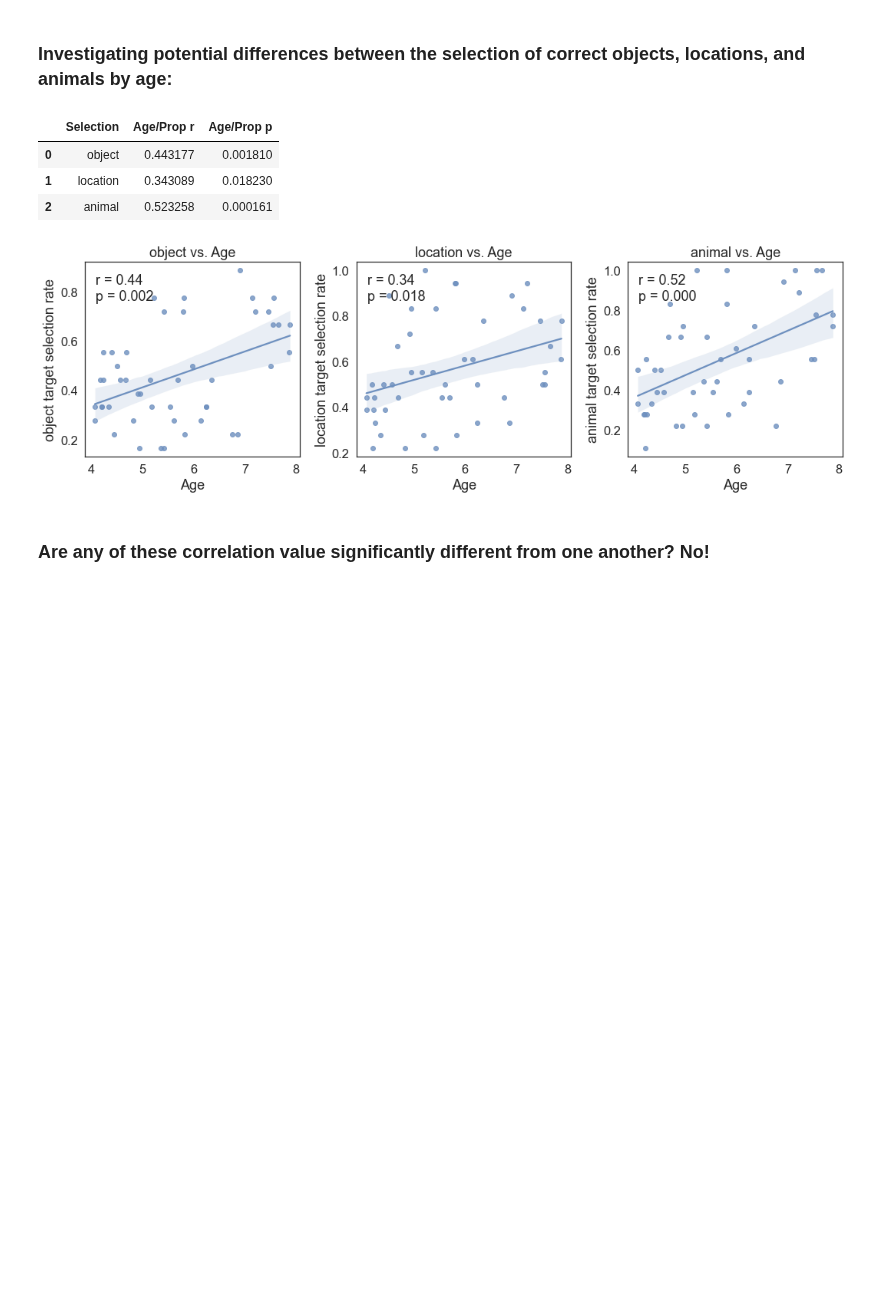
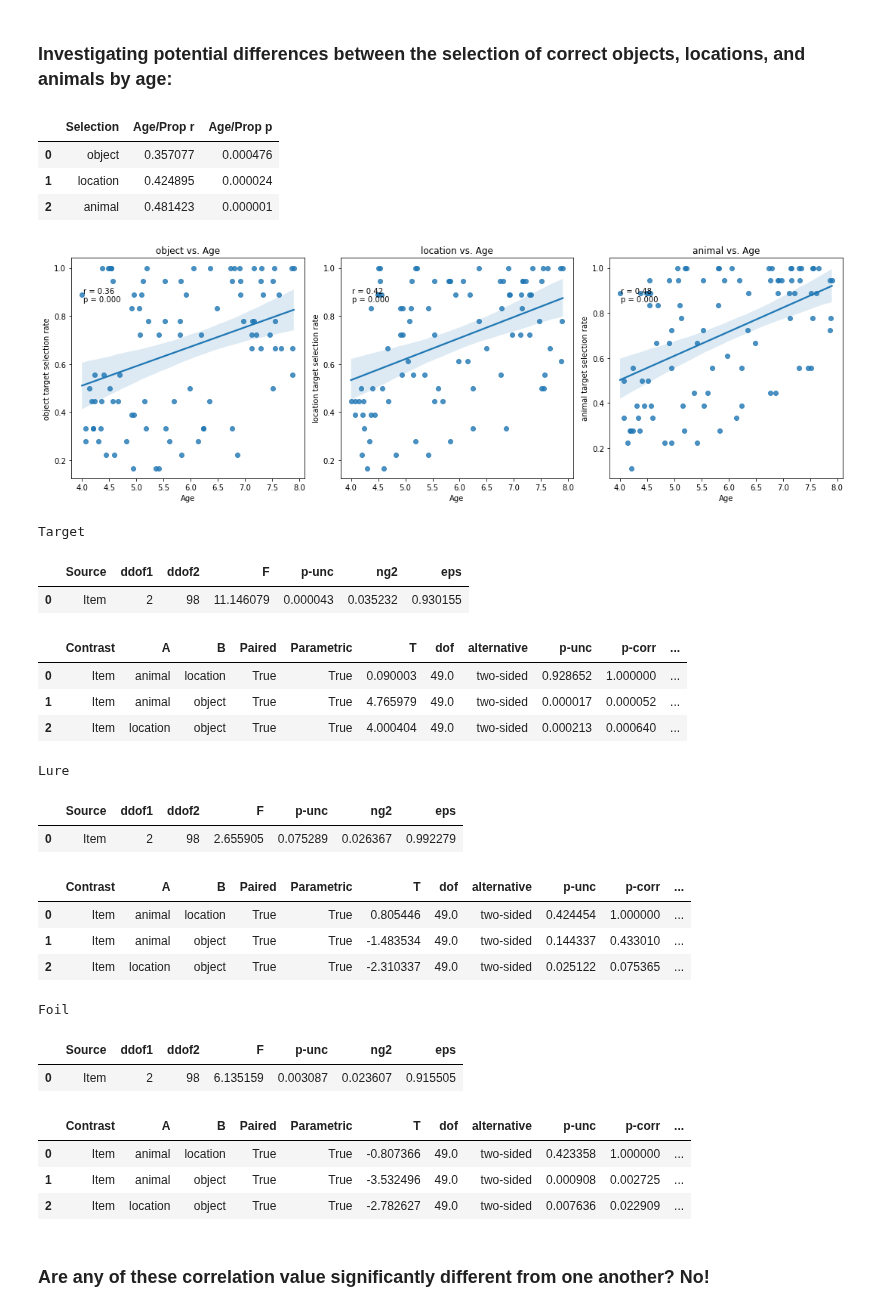
Before and after one commit to samsydco/PSPC, a Jupyter notebook: Results_PS.ipynb, the cells around one changed output. Saved outputs shown, nothing was run; the diff lists cells and outputs as text; code cells hidden in the pictures; blank space fills up the shorter version.

Commit message:
Modifications to Results_PS.ipynb: New analysis of performance differences between item-types.

```diff
--- a/Results_PS.ipynb
+++ b/Results_PS.ipynb
@@ -13,7 +14,8 @@ from pingouin import ttest
 # add figure path
 figurepath = 'C:/Users/tuq67942/OneDrive - Temple University/Documents/Figures/'
 # import dfs
-PSagedf = pd.read_csv('csvs/PSoutputdf_exactage.csv')
-PSdf = pd.read_csv('csvs/PSoutputdf.csv')
-PSdelaydf = pd.read_csv('csvs/PSdelaydf.csv')
+PSagedf = pd.read_csv('csvs/PSoutputdf_exactage_1.csv')
+PSdf = pd.read_csv('csvs/PSoutputdf_1.csv')
+PSdelaydf = pd.read_csv('csvs/PSdelaydf_1.csv')
 stackeddf = pd.read_csv('csvs/PS_cat_Year_1.csv')
+anovadf = pd.read_csv('csvs/PS_cat_anova_Year_1.csv')
@@ -20,3 +24,17 @@ stackeddf = pd.read_csv('csvs/PS_cat_Year_1.csv')
+# %%
+def exclude_fun(df,exlist):
+    df = df[~df.Subject.isin(exlist)]
+    return df
+
+exclude = 1
+if exclude == 1:
+    excludedf = stackeddf[stackeddf['Same Day'] == False]
+    exclude_subjs = excludedf['Subject']
+    PSagedf = exclude_fun(PSagedf,exclude_subjs)
+    PSdf = exclude_fun(PSdf,exclude_subjs)
+    PSdelaydf = exclude_fun(PSdelaydf,exclude_subjs)
+    stackeddf = exclude_fun(stackeddf,exclude_subjs)
+    anovadf = exclude_fun(anovadf,exclude_subjs)
 # %% [markdown]
 # Age, and Sex breakdown of participants - and of those who did/did not experience the delay:
 # %%
@@ -298,22 +322,57 @@ p-value: 0.0000
 # %%
 statlistola = []
 fig, axes = plt.subplots(1, 3, figsize=(15, 5))
 for i,selection in enumerate(['object','location','animal']):
 	res = stats.pearsonr(stackeddf['Age'],stackeddf[selection+' target selection rate'])
 	statlistola.append({'Selection':selection, 'Age/Prop r':res[0], 'Age/Prop p':res[1]})
 	sns.regplot(data=stackeddf, x='Age', y=selection+' target selection rate', ax=axes[i]).set_title(selection+' vs. Age')
 	axes[i].text(0.05, 0.8, f'r = {res[0]:.2f}\np = {res[1]:.3f}', transform=axes[i].transAxes)
 statdfola=pd.DataFrame(statlistola)
 display(statdfola)
 
 plt.tight_layout()
 plt.show()
+
+
+
+
+tmp = anovadf[anovadf['Delay']==True]
+for sel in ['Target','Lure','Foil']:
+    print(sel)
+    res = pg.rm_anova(dv=sel,within='Item',subject='Subject',
+                  data=tmp)
+    post_hocs = pg.pairwise_tests(dv=sel,within='Item',
+                              subject='Subject',padjust='bonf',
+                              data=tmp)
+    display(res)
+    display(post_hocs)
 # %% [output]
 |  | Selection | Age/Prop r | Age/Prop p |
-| 0 | object | 0.443177 | 0.001810 |
-| 1 | location | 0.343089 | 0.018230 |
-| 2 | animal | 0.523258 | 0.000161 |
+| 0 | object | 0.357077 | 0.000476 |
+| 1 | location | 0.424895 | 0.000024 |
+| 2 | animal | 0.481423 | 0.000001 |
-[figure, old version]
+[figure, new version]
+Target
+|  | Source | ddof1 | ddof2 | F | p-unc | ng2 | eps |
+| 0 | Item | 2 | 98 | 11.146079 | 0.000043 | 0.035232 | 0.930155 |
+|  | Contrast | A | B | Paired | Parametric | T | dof | alternative | p-unc | p-corr | ... |
+| 0 | Item | animal | location | True | True | 0.090003 | 49.0 | two-sided | 0.928652 | 1.000000 | ... |
+| 1 | Item | animal | object | True | True | 4.765979 | 49.0 | two-sided | 0.000017 | 0.000052 | ... |
+| 2 | Item | location | object | True | True | 4.000404 | 49.0 | two-sided | 0.000213 | 0.000640 | ... |
+Lure
+|  | Source | ddof1 | ddof2 | F | p-unc | ng2 | eps |
+| 0 | Item | 2 | 98 | 2.655905 | 0.075289 | 0.026367 | 0.992279 |
+|  | Contrast | A | B | Paired | Parametric | T | dof | alternative | p-unc | p-corr | ... |
+| 0 | Item | animal | location | True | True | 0.805446 | 49.0 | two-sided | 0.424454 | 1.000000 | ... |
+| 1 | Item | animal | object | True | True | -1.483534 | 49.0 | two-sided | 0.144337 | 0.433010 | ... |
+| 2 | Item | location | object | True | True | -2.310337 | 49.0 | two-sided | 0.025122 | 0.075365 | ... |
+Foil
+|  | Source | ddof1 | ddof2 | F | p-unc | ng2 | eps |
+| 0 | Item | 2 | 98 | 6.135159 | 0.003087 | 0.023607 | 0.915505 |
+|  | Contrast | A | B | Paired | Parametric | T | dof | alternative | p-unc | p-corr | ... |
+| 0 | Item | animal | location | True | True | -0.807366 | 49.0 | two-sided | 0.423358 | 1.000000 | ... |
+| 1 | Item | animal | object | True | True | -3.532496 | 49.0 | two-sided | 0.000908 | 0.002725 | ... |
+| 2 | Item | location | object | True | True | -2.782627 | 49.0 | two-sided | 0.007636 | 0.022909 | ... |
 # %% [markdown]
 ### Are any of these correlation value significantly different from one another? <b>No!</b>
 # %%
```
Also changed, not shown: parts of 5 cells of this notebook.
